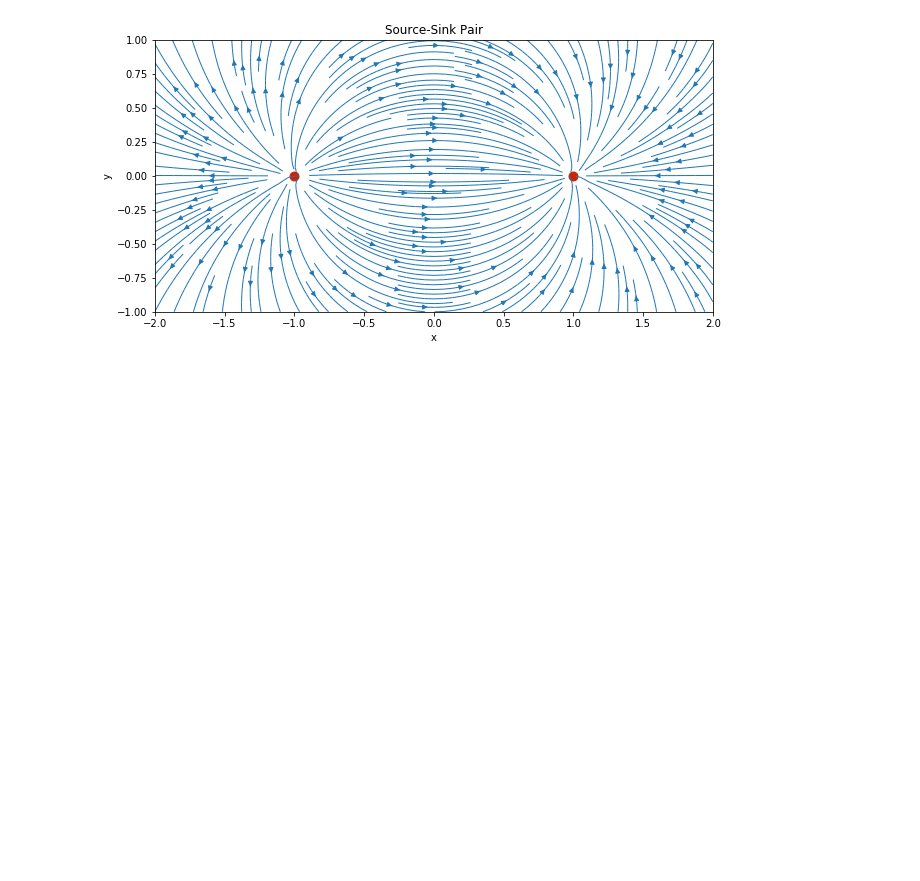
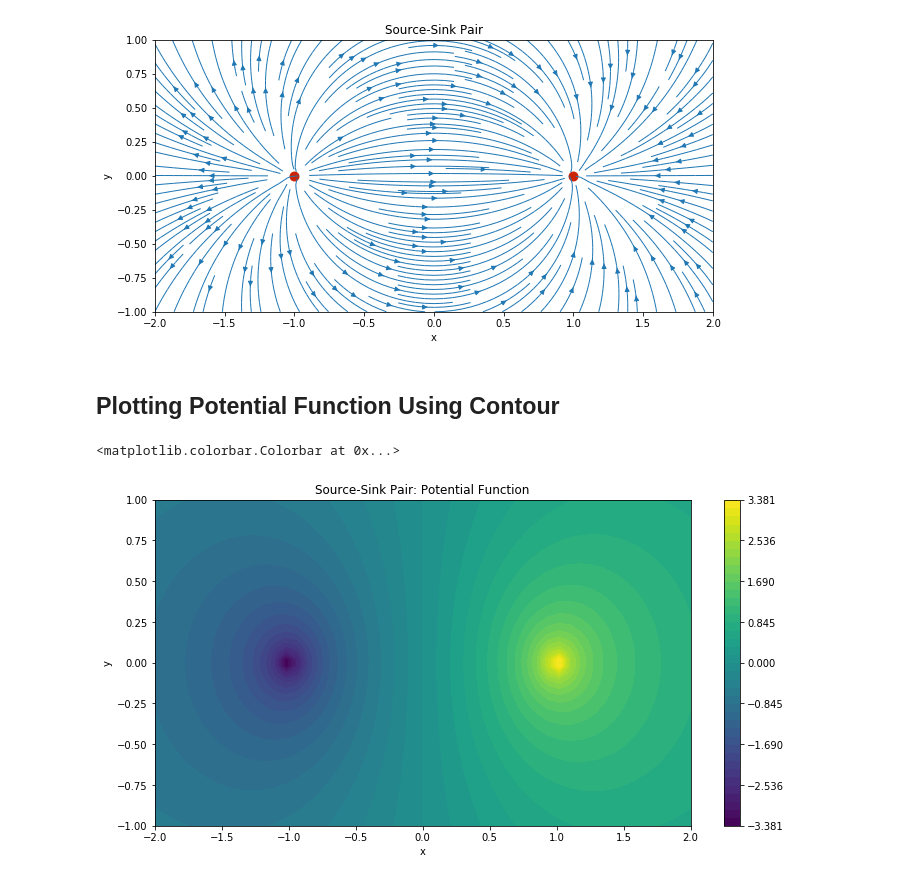
Before and after one commit to kmchoy/mae6226, a Jupyter notebook: SourceSink.ipynb, the cells around one changed output. Drawn from its saved outputs; the diff is of its cells as text; code cells hidden in the pictures; blank space fills up the shorter version.

Commit message:
Add class3 notes on potential function Source/Sink

```diff
--- a/SourceSink.ipynb
+++ b/SourceSink.ipynb
@@ -91,3 +91,27 @@ plt.scatter([x_source, x_sink], [y_source,y_sink], color='#CD2305', s=80, marker
 # %% [output]
 <matplotlib.collections.PathCollection at 0x...>
 [figure]
+# %% [markdown]
+## Plotting Potential Function Using Contour
+# %%
+phi_source = sig_source/(2*np.pi) * np.log(np.sqrt((X-x_source)**2+(Y-y_source)**2))
+phi_sink = sig_sink/(2*np.pi) * np.log(np.sqrt((X-x_sink)**2+(Y-y_sink)**2))
+
+phi_pair = phi_source + phi_sink
+
+levels = np.linspace(np.min(phi_pair),np.max(phi_pair), 41)
+# %%
+width = 12
+height = (y_end - y_start)/(x_end - x_start) * width
+
+plt.figure(figsize=(width, height))
+plt.title('Source-Sink Pair: Potential Function')
+plt.xlabel('x')
+plt.ylabel('y')
+plt.xlim(x_start, x_end)
+plt.ylim(y_start, y_end)
+plt.contourf(X,Y,phi_pair,cmap = 'viridis', levels =levels)
+plt.colorbar()
+# %% [output]
+<matplotlib.colorbar.Colorbar at 0x...>
+[figure, added]
```
